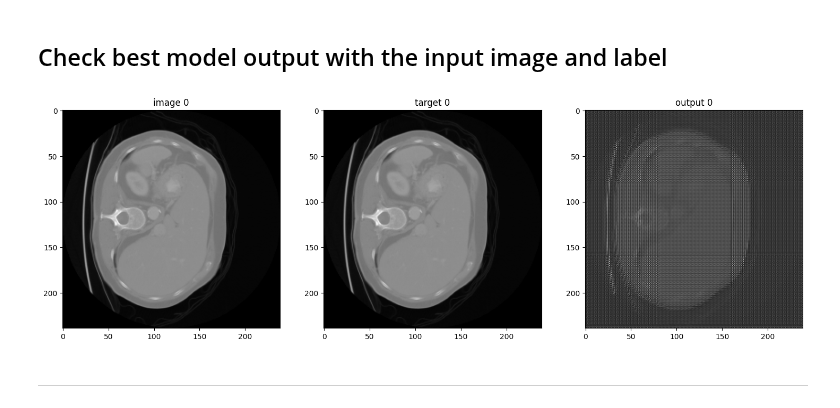
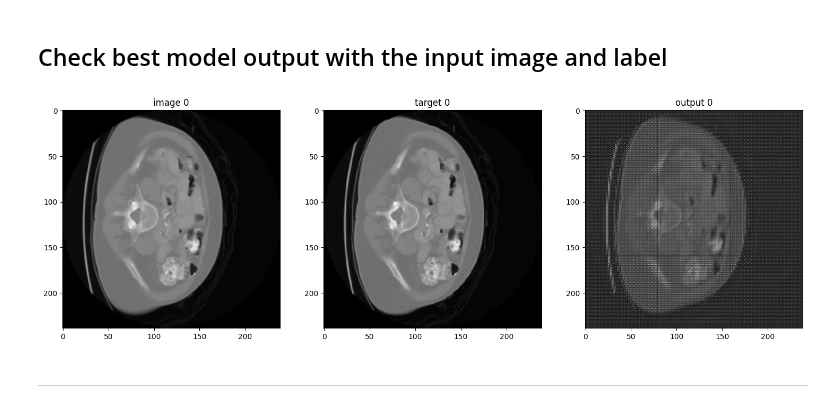
Before and after one commit to s-shahpouri/DL_PET, a Jupyter notebook: Regression_Practice/CT_Regression.ipynb, the cells around one changed output. Cells and saved outputs as stored; diff of their text form; code cells hidden in the pictures.

Commit message:
Changing transformers parameters to check the effect on the output

```diff
--- a/Regression_Practice/CT_Regression.ipynb
+++ b/Regression_Practice/CT_Regression.ipynb
@@ -79,3 +188,10 @@ train_loader = DataLoader(train_ds, batch_size=4, shuffle=True, num_workers=2)
 
 val_ds = CacheDataset(data=val_files, transform=val_transforms, cache_rate=1.0, num_workers=2)
 val_loader = DataLoader(val_ds, batch_size=1, shuffle=False, num_workers=2)
+# %%
+# Load a few sample images from the train_loader and print their sizes
+for i, batch_data in enumerate(train_loader):
+    images = batch_data["image"]
+    print(f"Batch {i} image size: {images.shape}")
+    if i == 2:  # Adjust this to inspect more or fewer batches
+        break
@@ -85,14 +205,15 @@ check_loader = DataLoader(check_ds, batch_size=1)
 check_data = first(check_loader)
 image, target = (check_data["image"][0][0], check_data["target"][0][0])
 print(f"image shape: {image.shape}, target shape: {target.shape}")
-# plot the slice [:, :, 80]
+# plot the slice [:, :, n]
+n = 15
 plt.figure("check", (12, 6))
 plt.subplot(1, 2, 1)
 plt.title("image")
-plt.imshow(image[:, :, 80], cmap="gray")
+plt.imshow(image[:, :, n], cmap="gray")
 plt.subplot(1, 2, 2)
 plt.title("target")
-plt.imshow(target[:, :, 80], cmap= "gray")
+plt.imshow(target[:, :, n], cmap= "gray")
 plt.show()
 # %% [output]
 image shape: torch.Size([239, 239, 113]), target shape: torch.Size([239, 239, 113])
@@ -120,8 +315,8 @@ optimizer = torch.optim.Adam(model.parameters(), 1e-4)
 # %%
-
-max_epochs = 4
+#### First method
+max_epochs = 100
 val_interval = 2
-best_metric = float('inf')
+best_metric = float('inf')  # Initialize with infinity, since lower MSE is better
 best_metric_epoch = -1
 epoch_loss_values = []
 metric_values = []
@@ -134,13 +329,13 @@ for epoch in range(max_epochs):
     step = 0
     for batch_data in train_loader:
         step += 1
-        inputs, labels = (
+        inputs, targets = (
             batch_data["image"].to(device),
             batch_data["target"].to(device),
         )
         optimizer.zero_grad()
         outputs = model(inputs)
-        loss = loss_function(outputs, labels)
+        loss = loss_function(outputs, targets)
         loss.backward()
         optimizer.step()
         epoch_loss += loss.item()
@@ -154,14 +349,15 @@ for epoch in range(max_epochs):
         val_loss = 0
         with torch.no_grad():
             for val_data in val_loader:
-                val_inputs, val_labels = (
+                val_inputs, val_targets = (
                     val_data["image"].to(device),
                     val_data["target"].to(device),
                 )
                 roi_size = (160, 160, 160)
                 sw_batch_size = 4
                 val_outputs = sliding_window_inference(val_inputs, roi_size, sw_batch_size, model)
-                val_loss += loss_function(val_outputs, val_labels).item()
+                # Compute MSE for current iteration
+                val_loss += loss_function(val_outputs, val_targets).item()
 
             val_loss /= len(val_loader)
             metric_values.append(val_loss)
@@ -231,29 +415,29 @@ train completed, best_metric: 0.0219 at epoch: 2
 # %%
 model.load_state_dict(torch.load(os.path.join(root_dir, "best_metric_model.pth")))
 model.eval()
 with torch.no_grad():
     for i, val_data in enumerate(val_loader):
         roi_size = (160, 160, 160)
         sw_batch_size = 4
         val_outputs = sliding_window_inference(val_data["image"].to(device), roi_size, sw_batch_size, model)
 
-        # plot the slice [:, :, 80]
+        # plot the slice [:, :, n]
+        n =15
         plt.figure("check", (18, 6))
         plt.subplot(1, 3, 1)
         plt.title(f"image {i}")
-        plt.imshow(val_data["image"][0, 0, :, :, 80], cmap="gray")
+        plt.imshow(val_data["image"][0, 0, :, :, n], cmap="gray")
 
         plt.subplot(1, 3, 2)
         plt.title(f"target {i}")
-        plt.imshow(val_data["target"][0, 0, :, :, 80], cmap="gray")
+        plt.imshow(val_data["target"][0, 0, :, :, n], cmap="gray")
 
         plt.subplot(1, 3, 3)
         plt.title(f"output {i}")
-        output_slice = val_outputs.detach().cpu()[0, 0, :, :, 80]
-        # Assuming the output values are normalized, adjust if not
+        output_slice = val_outputs.detach().cpu()[0, 0, :, :, n]
         plt.imshow(output_slice, cmap="gray")
         plt.show()
         if i == 0:
             break
 # %% [output]
-[figure, old version]
+[figure, new version]
```
Also changed, not shown: parts of 17 cells of this notebook.
